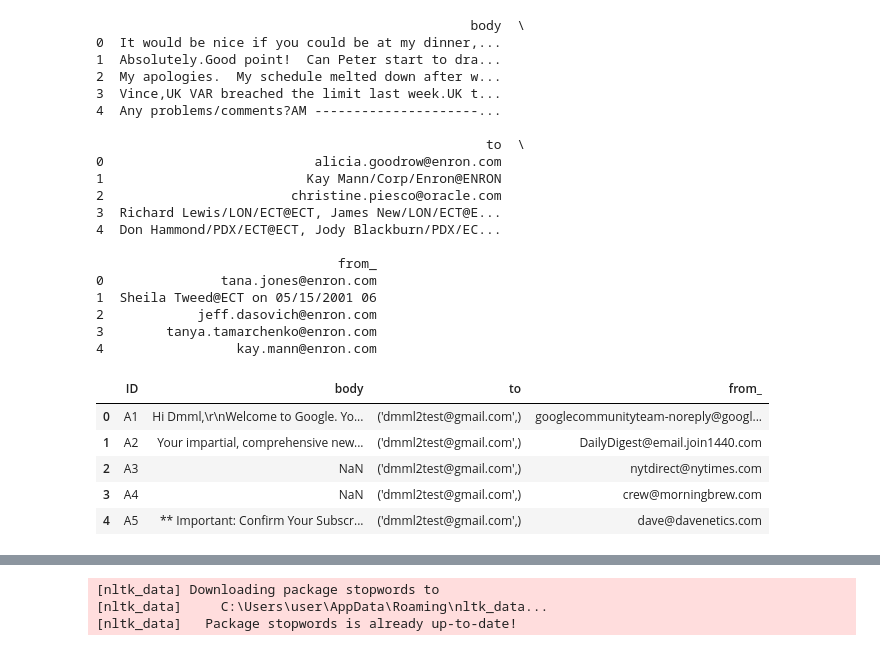
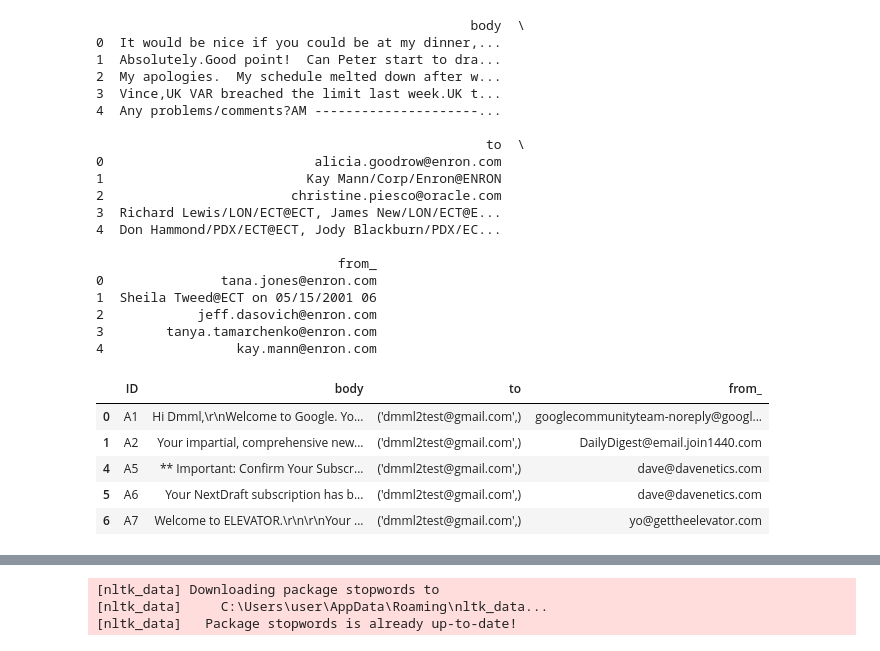
Before and after one commit to KrishnanunniRaju/Personalized-Email-Recommendation-System, a Jupyter notebook: email_lda.ipynb, the cells around one changed output, grey strips where cells are left out. Drawn from its saved outputs; the diff is of its cells as text; code cells hidden in the pictures.

Commit message:
Added Cleaning for gmail data
Some Gmail data were null values.
The cleaning part is added.
The file attached is updated to reflect the latest changes.

```diff
--- a/email_lda.ipynb
+++ b/email_lda.ipynb
@@ -85,9 +82,0 @@ gmail_data=pd.read_csv('C:\\Users\\user\\Downloads\\MailBodyOutput2.csv')
-# %%
-gmail_data.head()
-# %% [output]
-|  | ID | body | to | from_ |
-| 0 | A1 | Hi Dmml,\r\nWelcome to Google. Yo... | ('dmml2test@gmail.com',) | googlecommunityteam-noreply@googl... |
-| 1 | A2 | Your impartial, comprehensive new... | ('dmml2test@gmail.com',) | DailyDigest@email.join1440.com |
-| 2 | A3 | NaN | ('dmml2test@gmail.com',) | nytdirect@nytimes.com |
-| 3 | A4 | NaN | ('dmml2test@gmail.com',) | crew@morningbrew.com |
-| 4 | A5 | ** Important: Confirm Your Subscr... | ('dmml2test@gmail.com',) | dave@davenetics.com |
@@ -95,0 +85,10 @@ email_df=email_df.append(gmail_data.drop('ID',axis=1))
+# %%
+gmail_data.dropna(inplace=True)
+gmail_data.head()
+# %% [output]
+|  | ID | body | to | from_ |
+| 0 | A1 | Hi Dmml,\r\nWelcome to Google. Yo... | ('dmml2test@gmail.com',) | googlecommunityteam-noreply@googl... |
+| 1 | A2 | Your impartial, comprehensive new... | ('dmml2test@gmail.com',) | DailyDigest@email.join1440.com |
+| 4 | A5 | ** Important: Confirm Your Subscr... | ('dmml2test@gmail.com',) | dave@davenetics.com |
+| 5 | A6 | Your NextDraft subscription has b... | ('dmml2test@gmail.com',) | dave@davenetics.com |
+| 6 | A7 | Welcome to ELEVATOR.\r\n\r\nYour ... | ('dmml2test@gmail.com',) | yo@gettheelevator.com |
```
Also changed, not shown: parts of 22 cells of this notebook, 1 other file.
